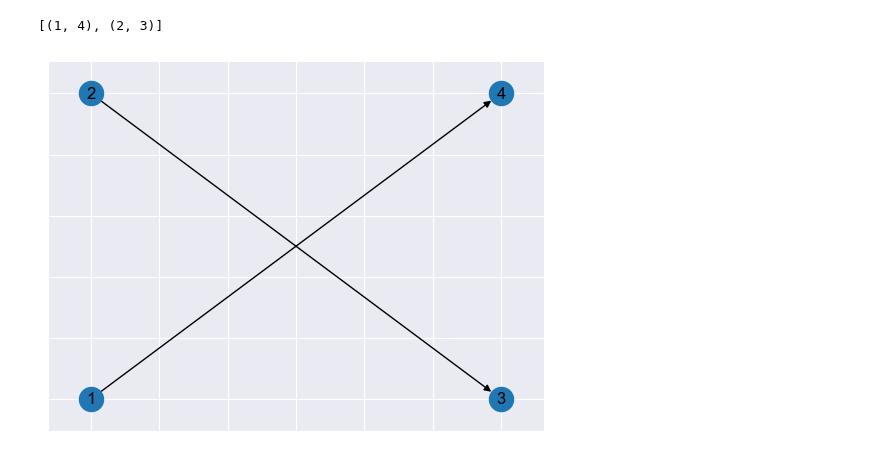
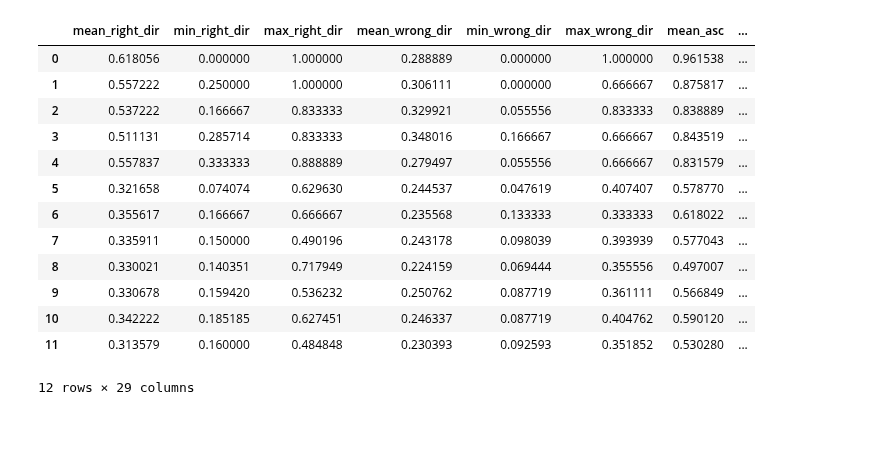
Before and after one commit to dmitry-grigorev/BAMT, a Jupyter notebook: experiments3/Experiments_synth_3.ipynb, the cells around one changed output. Cells and saved outputs as stored; diff of their text form; code cells hidden in the pictures; blank space fills up the shorter version.

```diff
--- a/experiments3/Experiments_synth_3.ipynb
+++ b/experiments3/Experiments_synth_3.ipynb
@@ -90,12 +98,26 @@ table1
+# %%
+pd.DataFrame([table3[k] for k in range(12)], columns=cols)
+# %% [output]
+|  | mean_right_dir | min_right_dir | max_right_dir | mean_wrong_dir | min_wrong_dir | max_wrong_dir | mean_asc | ... |
+| 0 | 0.618056 | 0.000000 | 1.000000 | 0.288889 | 0.000000 | 1.000000 | 0.961538 | ... |
+| 1 | 0.557222 | 0.250000 | 1.000000 | 0.306111 | 0.000000 | 0.666667 | 0.875817 | ... |
+| 2 | 0.537222 | 0.166667 | 0.833333 | 0.329921 | 0.055556 | 0.833333 | 0.838889 | ... |
+| 3 | 0.511131 | 0.285714 | 0.833333 | 0.348016 | 0.166667 | 0.666667 | 0.843519 | ... |
+| 4 | 0.557837 | 0.333333 | 0.888889 | 0.279497 | 0.055556 | 0.666667 | 0.831579 | ... |
+| 5 | 0.321658 | 0.074074 | 0.629630 | 0.244537 | 0.047619 | 0.407407 | 0.578770 | ... |
+| 6 | 0.355617 | 0.166667 | 0.666667 | 0.235568 | 0.133333 | 0.333333 | 0.618022 | ... |
+| 7 | 0.335911 | 0.150000 | 0.490196 | 0.243178 | 0.098039 | 0.393939 | 0.577043 | ... |
+| 8 | 0.330021 | 0.140351 | 0.717949 | 0.224159 | 0.069444 | 0.355556 | 0.497007 | ... |
+| 9 | 0.330678 | 0.159420 | 0.536232 | 0.250762 | 0.087719 | 0.361111 | 0.566849 | ... |
+| 10 | 0.342222 | 0.185185 | 0.627451 | 0.246337 | 0.087719 | 0.404762 | 0.590120 | ... |
+| 11 | 0.313579 | 0.160000 | 0.484848 | 0.230393 | 0.092593 | 0.351852 | 0.530280 | ... |
+12 rows × 29 columns
 # %%
-n=4
+n=8
 edges,into_degree,out_degree,position = ex3aux.DAGs_generate(n=n, max_out=2, random_state=42)
 
 ex3aux.plot_DAG(edges, position)
 edges
-# %% [output]
-[(1, 4), (2, 3)]
-[figure, removed]
 # %%
 bn_graph = nx.DiGraph()
 bn_graph.add_edges_from(edges)
```
Also changed, not shown: parts of 49 cells of this notebook, 2 other files.
